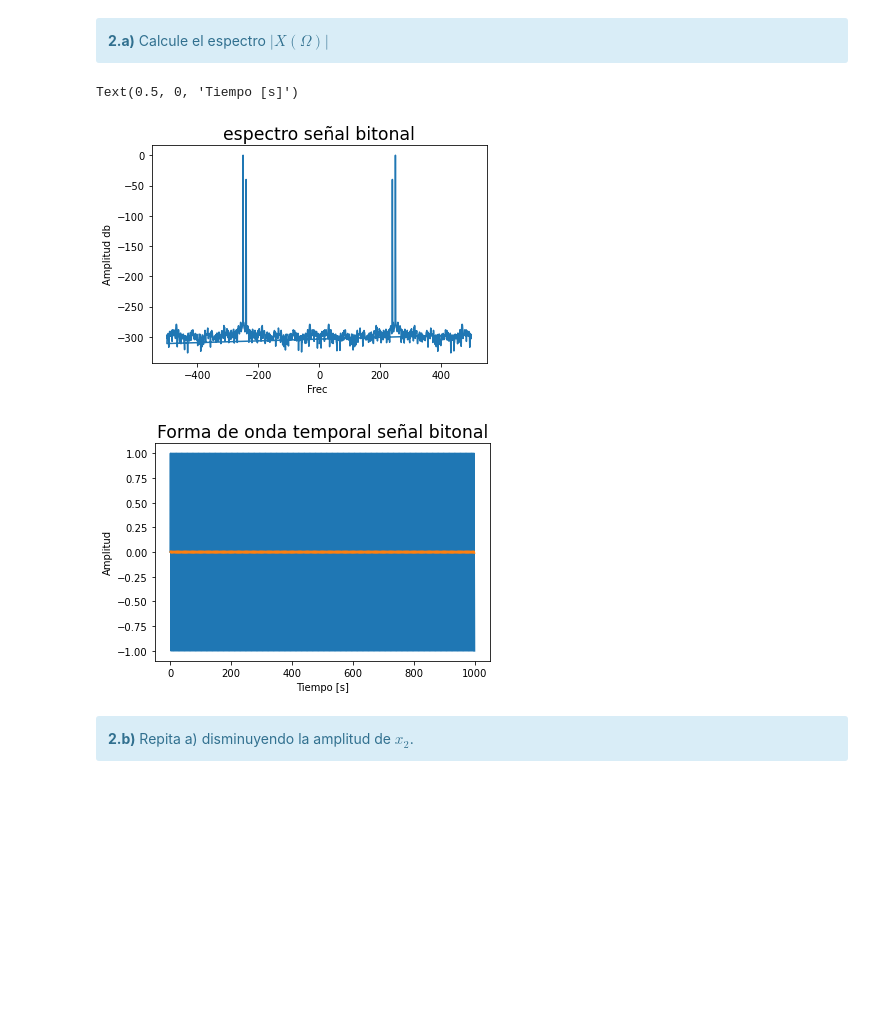
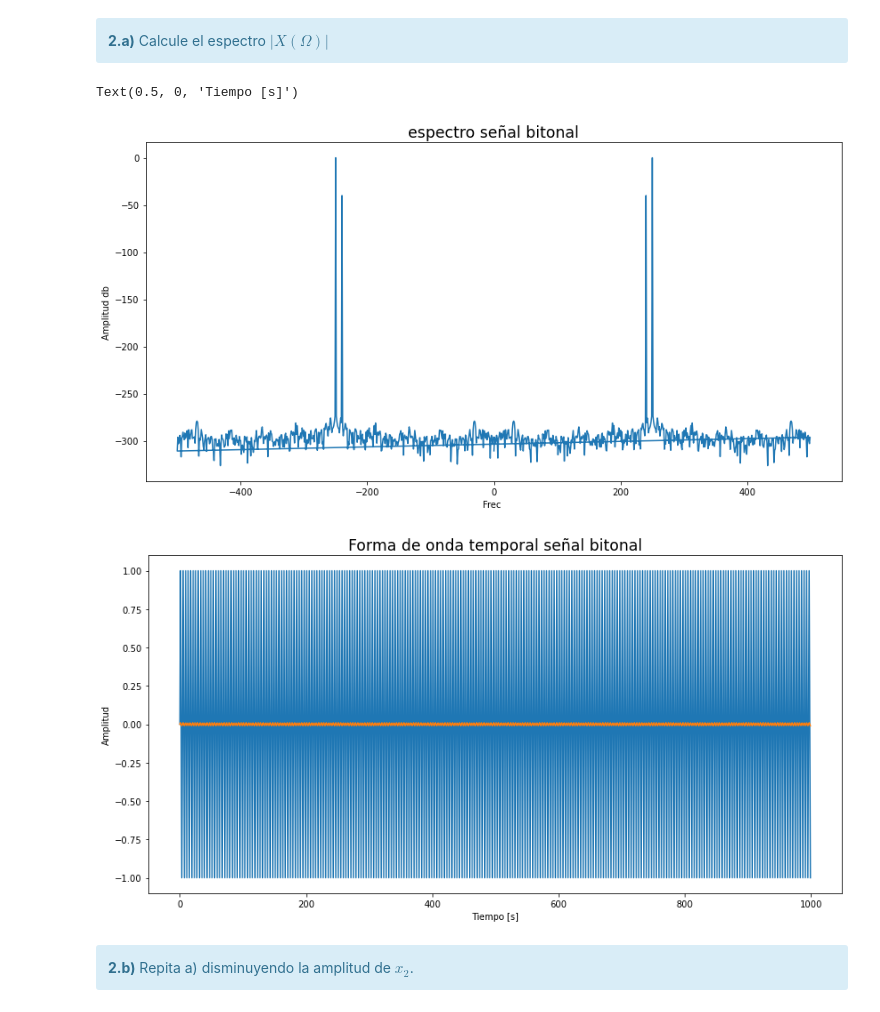
Before and after one commit to FabianVillada/PDS_TPs, a Jupyter notebook: TP2_Ventanas.ipynb, the cells around one changed output. Drawn from its saved outputs; the diff is of its cells as text; code cells hidden in the pictures; blank space fills up the shorter version.

```diff
--- a/TP2_Ventanas.ipynb
+++ b/TP2_Ventanas.ipynb
@@ -41,0 +31,13 @@ NameError: name 'signal' is not defined
+# %%
+
+
+# Insertar aquí el código para inicializar tu notebook
+########################################################
+
+import numpy as np
+from scipy import signal
+from scipy.fft import fft, fftshift
+import matplotlib.pyplot as plt
+
+#Config Tamaño de Plots
+plt.rcParams['figure.figsize'] = [14, 7]
@@ -106,6 +295,7 @@ Responda a las siguientes consignas:
 
 </div>
 # %%
+
 ##########################################
 # Acá podés generar los gráficos pedidos #
 ##########################################
@@ -125,6 +315,9 @@ import numpy as np
 import scipy.signal as sig
 import matplotlib.pyplot as plt
 from scipy.fft import fft
+
+#Config Tamaño de Plots
+plt.rcParams['figure.figsize'] = [14, 7]
 
 ##############################################################################
 def generador_senoidal (fs, f0, N, a0, p0):
@@ -170,35 +363,35 @@ Norma = N/2 # Criterio de Normalizacion
 
 ##### construyo señal temporal #######
 
 tt , xx1 = generador_senoidal(fs=fs , f0=f1 , N = N , a0 = a1 , p0 = p1)
 tt , xx2 = generador_senoidal(fs=fs , f0=f2 , N = N , a0 = a2 , p0 = p2)
 xx3 = xx1 + xx2
 
 ###### Evaluo espectro con numpy fft #######
 
 fftabs = np.abs(np.fft.fft(xx3))/Norma
 fftabs = np.fft.fftshift(fftabs, axes=0)
 fftabs = 20*np.log10(fftabs)
 freq = np.fft.fftfreq(len(xx3),1/N)
 
 ######Graficos###########
 
 plt.figure(1)
 plt.plot(freq , fftabs , label='')
 plt.title('espectro señal bitonal', fontsize = 'xx-large')
 plt.ylabel('Amplitud db')
 plt.xlabel('Frec ')
 
 plt.figure(2)
 plt.plot(xx1)
 plt.plot(xx2)
 plt.title('Forma de onda temporal señal bitonal', fontsize = 'xx-large')
 plt.ylabel('Amplitud')
 plt.xlabel('Tiempo [s]')
 # %% [output]
 Text(0.5, 0, 'Tiempo [s]')
-[figure, old version]
+[figure, new version]
-[figure, old version]
+[figure, new version]
 # %% [markdown]
 <div class="alert alert-block alert-info">
 <b>2.b)</b> Repita a) disminuyendo la amplitud de $x_2$.
```
Also changed, not shown: parts of 7 cells of this notebook.
